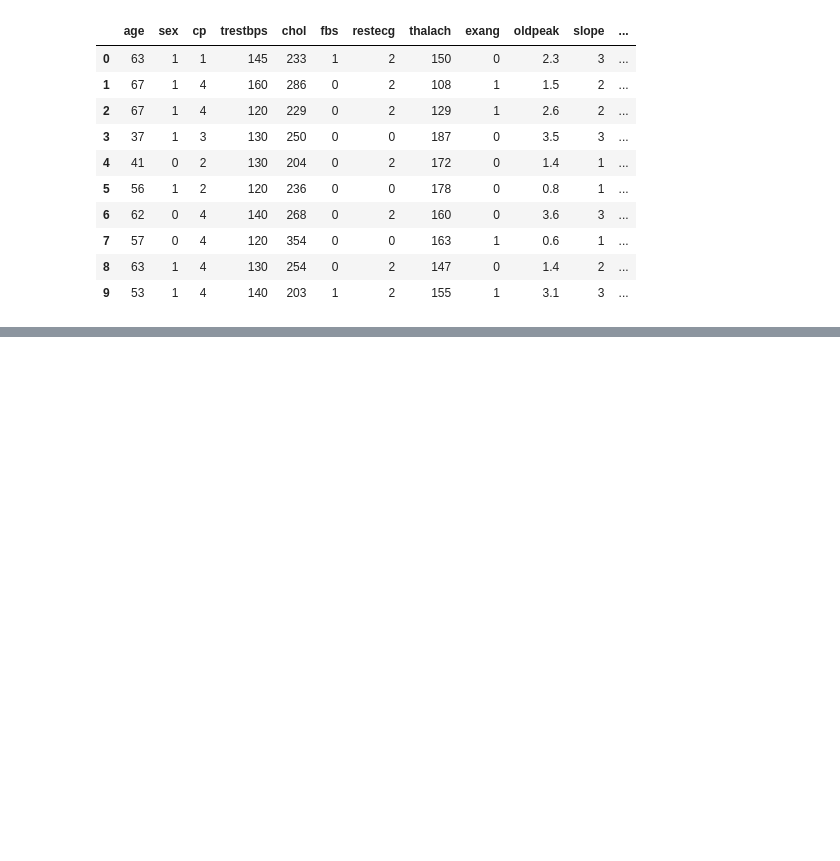
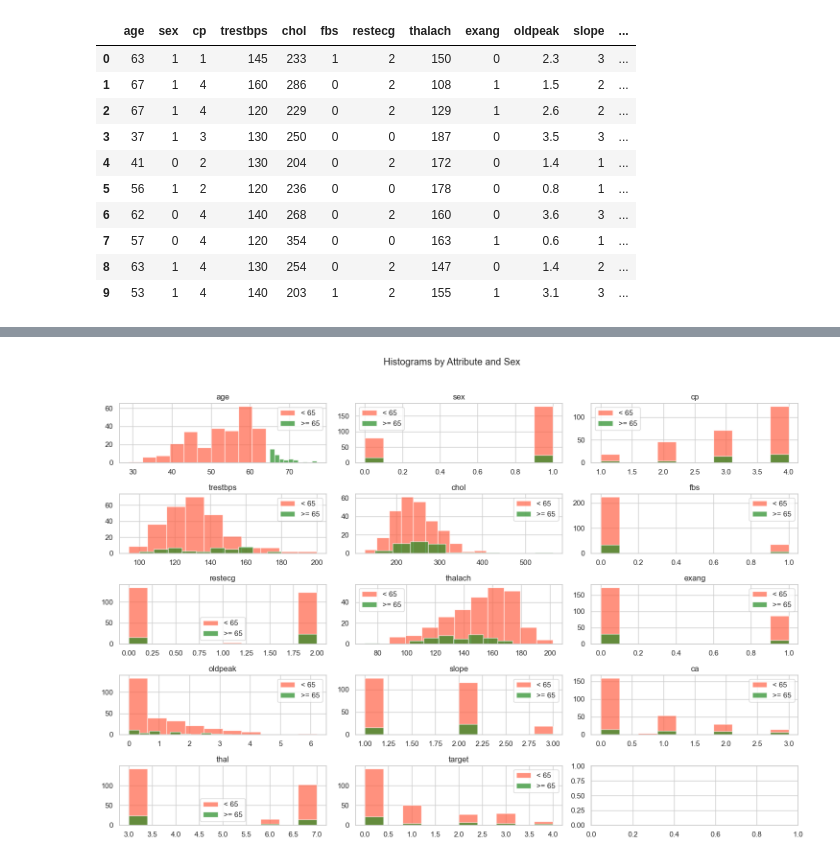
Before and after one commit to 96947300/JEM207-Project, a Jupyter notebook: finalproject.ipynb, the cells around one changed output, grey strips where cells are left out. Saved outputs shown, nothing was run; the diff lists cells and outputs as text; code cells hidden in the pictures; blank space fills up the shorter version.

```diff
--- a/finalproject.ipynb
+++ b/finalproject.ipynb
@@ -257,0 +251,28 @@ a
+# %%
+#Robustness check for age groups:
+
+#Separation of the data by people under and in the threshold
+under65_data = df[df['age'] < 65]
+plus65_data = df[df['age'] >= 65]
+
+#Create subplots
+fig, axes = plt.subplots(nrows=5, ncols=3, figsize=(15, 10))
+fig.suptitle('Histograms by Attribute and Sex', y=1.02)
+
+#Flatten the axes array if it's not 2D
+axes = axes.flatten() if len(df.columns) > 1 else [axes]
+
+# Plot histograms for each attribute in each subplot
+for i, (col, ax) in enumerate(zip(df.columns, axes)):
+    ax.hist(under65_data[col], alpha=0.7, label='< 65', color='tomato', bins=10)
+    ax.hist(plus65_data[col], alpha=0.7, label='>= 65', color='forestgreen', bins=10)
+    ax.set_title(col)
+    ax.legend()
+
+#Adjust layout for better spacing
+plt.tight_layout()
+
+#Deploy
+plt.show()
+# %% [output]
+[figure, added]
```
Also changed, not shown: parts of 29 cells of this notebook.
